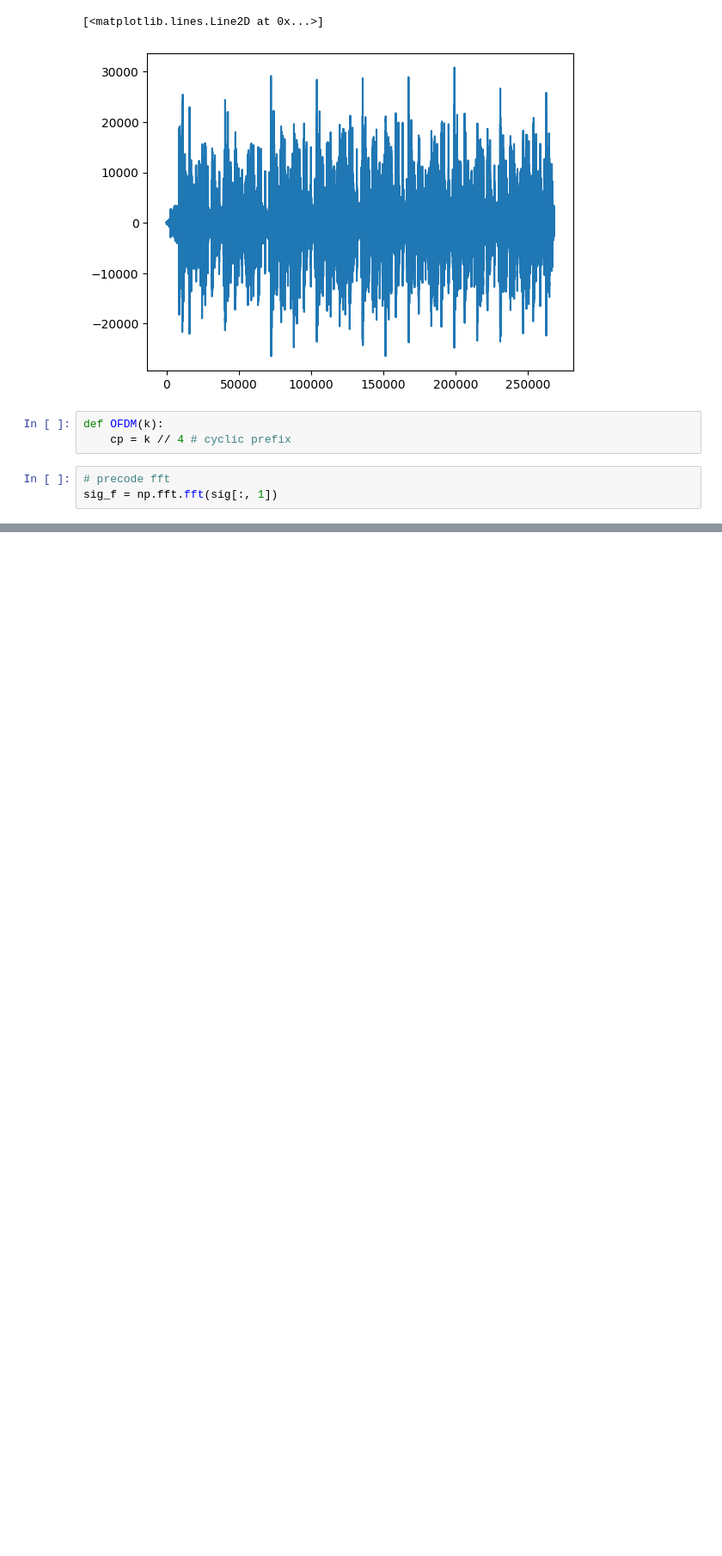
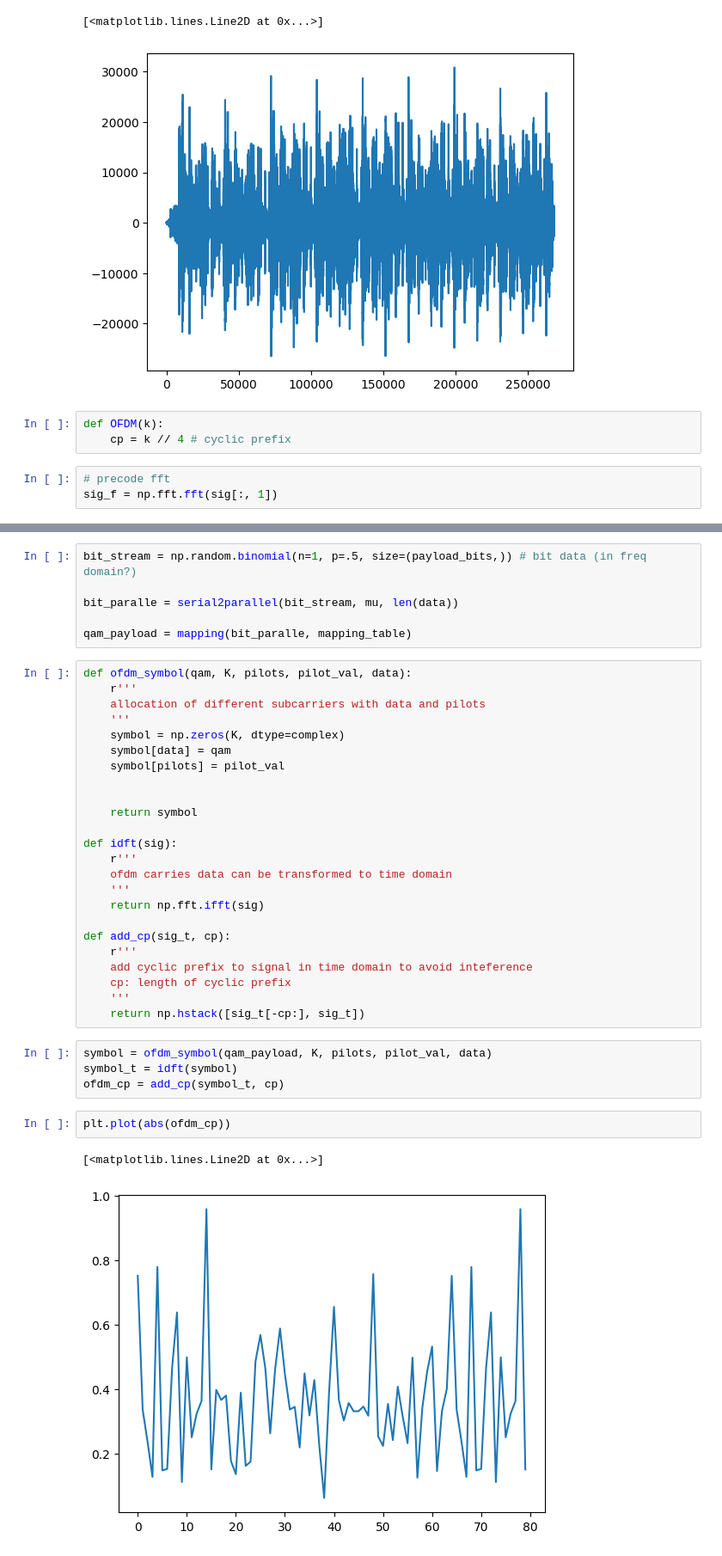
Before and after one commit to ukunliu/WSN_simulation, a Jupyter notebook: src/test.ipynb, the cells around one changed output, grey strips where cells are left out. Shown at 86% size. Drawn from its saved outputs; the diff is of its cells as text; blank space fills up the shorter version.

Commit message:
ofdm

```diff
--- a/src/test.ipynb
+++ b/src/test.ipynb
@@ -112,0 +157,39 @@ a.gp
+# %%
+bit_stream = np.random.binomial(n=1, p=.5, size=(payload_bits,)) # bit data (in freq domain?)
+
+bit_paralle = serial2parallel(bit_stream, mu, len(data))
+
+qam_payload = mapping(bit_paralle, mapping_table)
+# %%
+def ofdm_symbol(qam, K, pilots, pilot_val, data):
+    r'''
+    allocation of different subcarriers with data and pilots
+    '''
+    symbol = np.zeros(K, dtype=complex)
+    symbol[data] = qam
+    symbol[pilots] = pilot_val
+
+
+    return symbol
+
+def idft(sig):
+    r'''
+    ofdm carries data can be transformed to time domain
+    '''
+    return np.fft.ifft(sig)
+
+def add_cp(sig_t, cp):
+    r'''
+    add cyclic prefix to signal in time domain to avoid inteference
+    cp: length of cyclic prefix
+    '''
+    return np.hstack([sig_t[-cp:], sig_t])
+# %%
+symbol = ofdm_symbol(qam_payload, K, pilots, pilot_val, data)
+symbol_t = idft(symbol)
+ofdm_cp = add_cp(symbol_t, cp)
+# %%
+plt.plot(abs(ofdm_cp))
+# %% [output]
+[<matplotlib.lines.Line2D at 0x...>]
+[figure, added]
```
Also changed, not shown: parts of 9 cells of this notebook.
